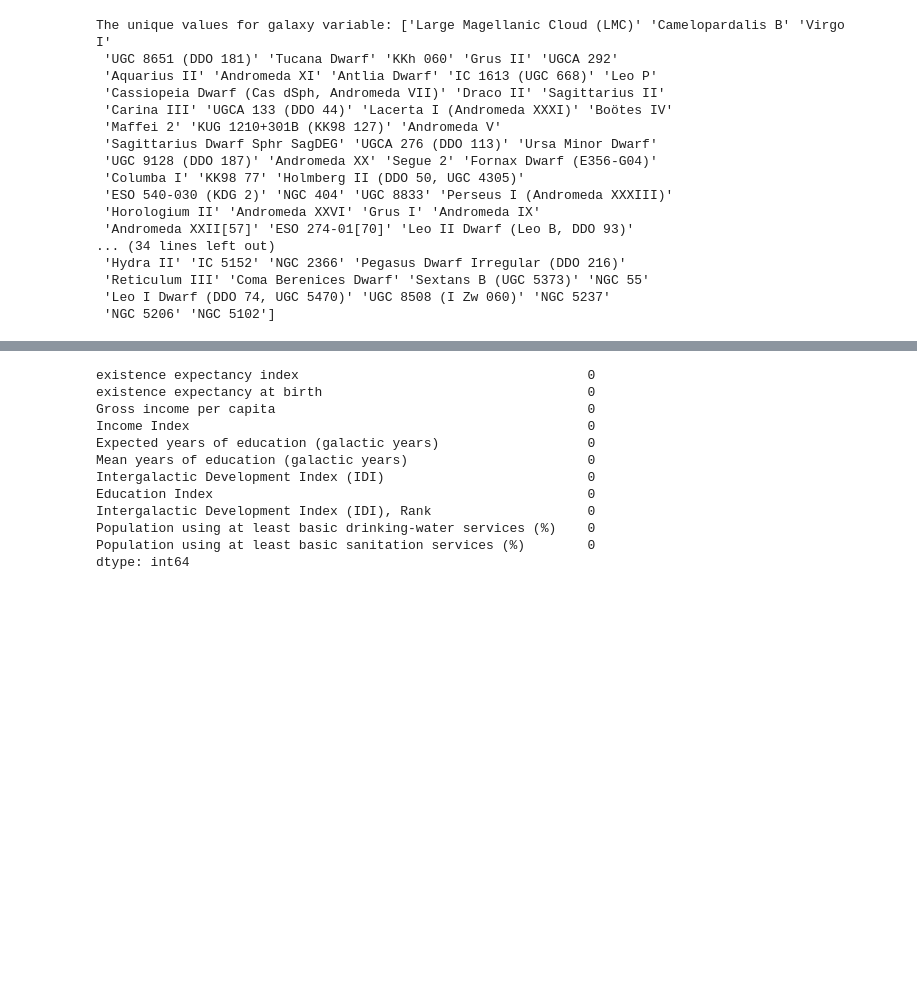
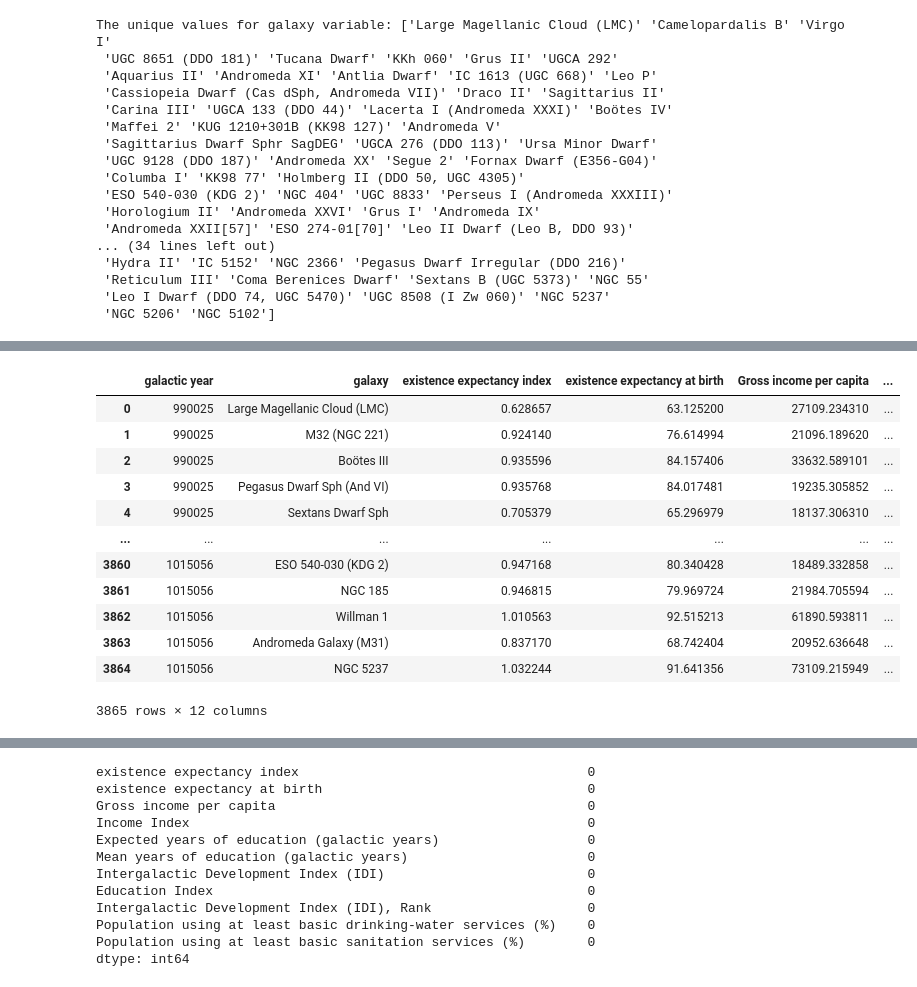
Before and after one commit to kamalzada/Python-codes, a Jupyter notebook: git_repository/Python-capstone-data2.ipynb, the cells around one changed output, grey strips where cells are left out. Cells and saved outputs as stored; diff of their text form; code cells hidden in the pictures; blank space fills up the shorter version.

```diff
--- a/git_repository/Python-capstone-data2.ipynb
+++ b/git_repository/Python-capstone-data2.ipynb
@@ -163,3 +186,19 @@ There are no duplicate rows in the data set.
+# %%
+df.sort_values('galactic year').reset_index(drop=True)
+# %% [output]
+|  | galactic year | galaxy | existence expectancy index | existence expectancy at birth | Gross income per capita | ... |
+| 0 | 990025 | Large Magellanic Cloud (LMC) | 0.628657 | 63.125200 | 27109.234310 | ... |
+| 1 | 990025 | M32 (NGC 221) | 0.924140 | 76.614994 | 21096.189620 | ... |
+| 2 | 990025 | Boötes III | 0.935596 | 84.157406 | 33632.589101 | ... |
+| 3 | 990025 | Pegasus Dwarf Sph (And VI) | 0.935768 | 84.017481 | 19235.305852 | ... |
+| 4 | 990025 | Sextans Dwarf Sph | 0.705379 | 65.296979 | 18137.306310 | ... |
+| ... | ... | ... | ... | ... | ... | ... |
+| 3860 | 1015056 | ESO 540-030 (KDG 2) | 0.947168 | 80.340428 | 18489.332858 | ... |
+| 3861 | 1015056 | NGC 185 | 0.946815 | 79.969724 | 21984.705594 | ... |
+| 3862 | 1015056 | Willman 1 | 1.010563 | 92.515213 | 61890.593811 | ... |
+| 3863 | 1015056 | Andromeda Galaxy (M31) | 0.837170 | 68.742404 | 20952.636648 | ... |
+| 3864 | 1015056 | NGC 5237 | 1.032244 | 91.641356 | 73109.215949 | ... |
+3865 rows × 12 columns
 # %%
 df['galactic year'] = df['galactic year'].astype('O')
 # %%
```
Also changed, not shown: parts of 19 cells of this notebook.
